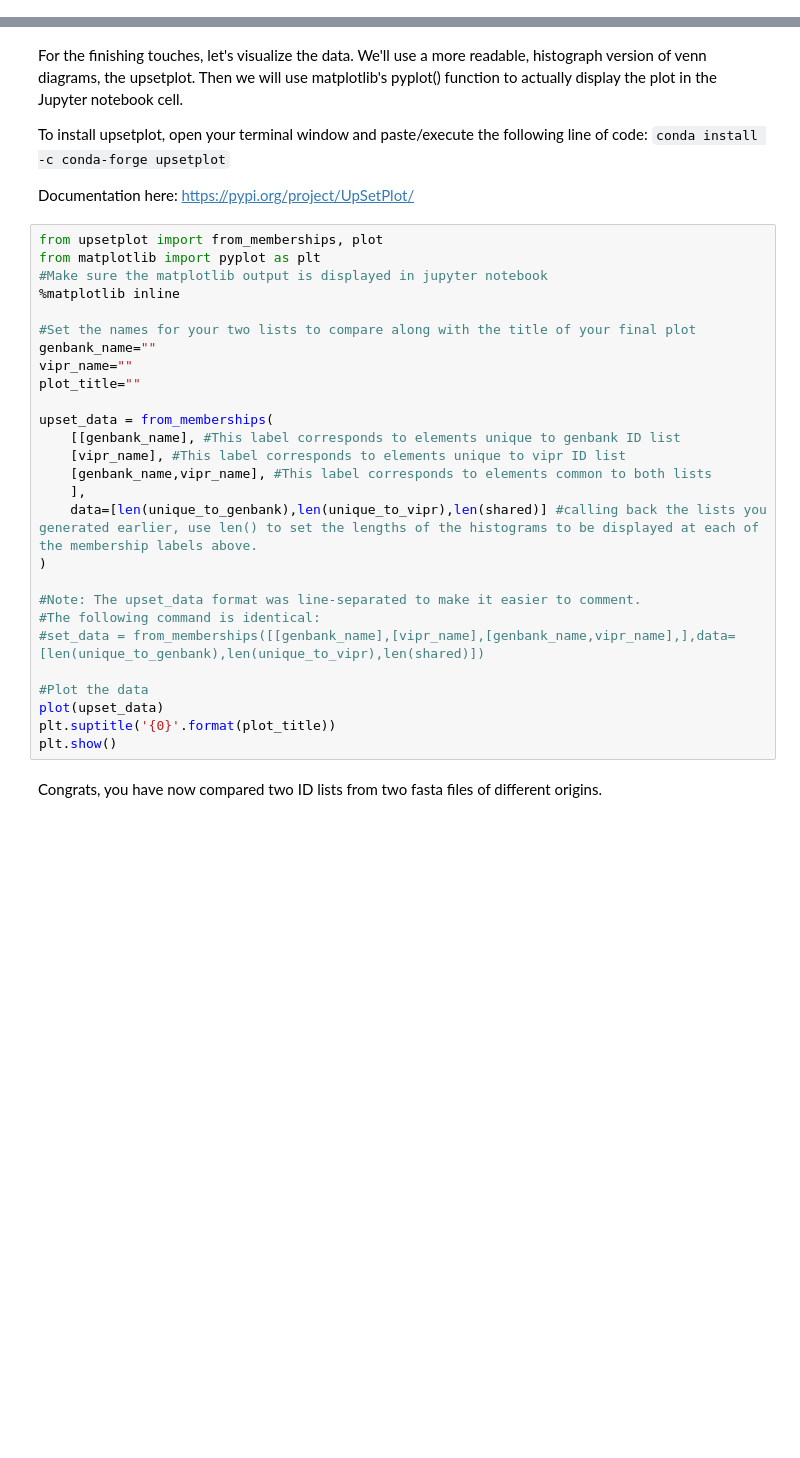
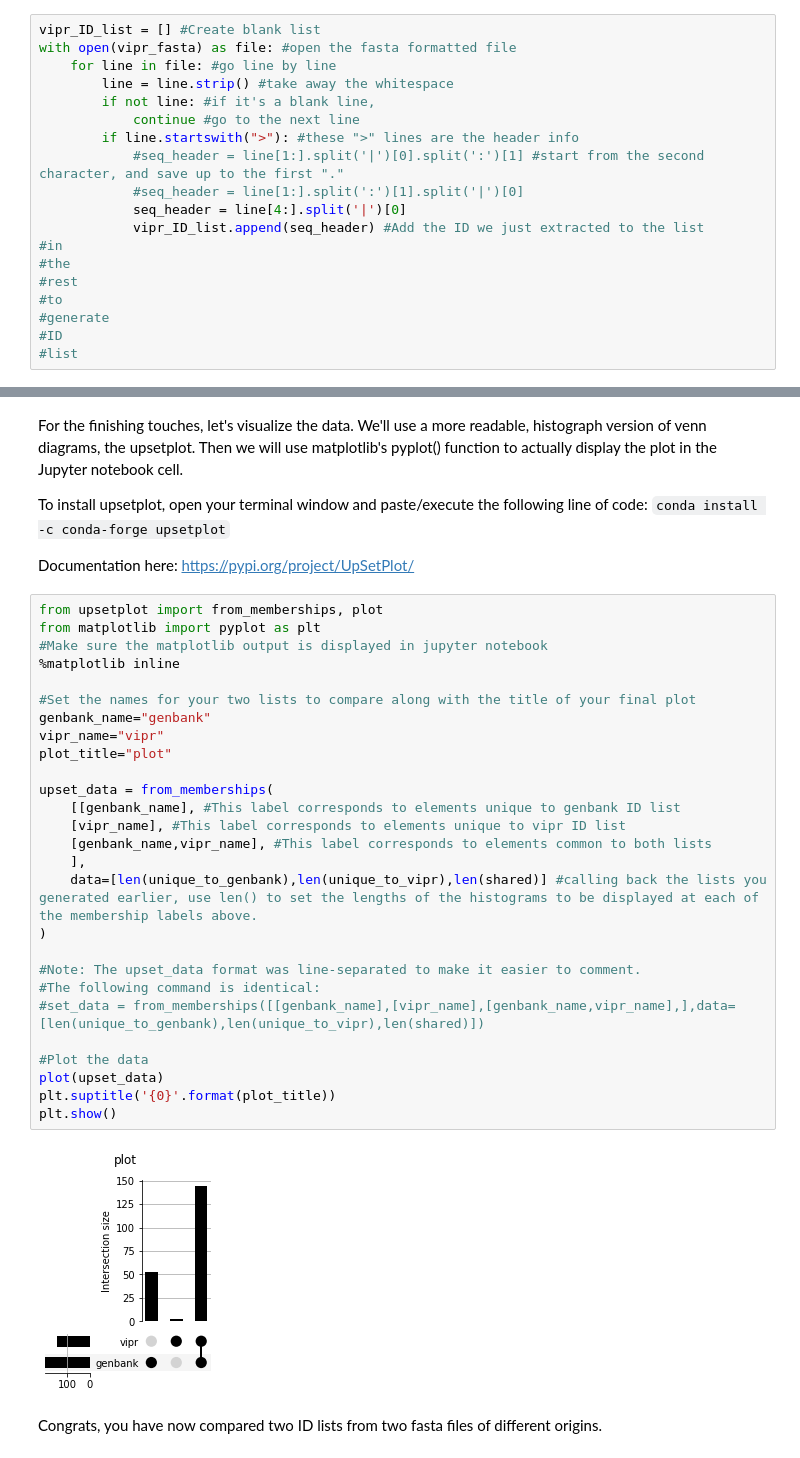
Before and after one commit to bvtsu/Viral-motif-module, a Jupyter notebook: Comparing-seqs-by-ID/Python/find-diffs.ipynb, the cells around one changed output, grey strips where cells are left out. Saved outputs shown, nothing was run; the diff lists cells and outputs as text; blank space fills up the shorter version.

```diff
--- a/Comparing-seqs-by-ID/Python/find-diffs.ipynb
+++ b/Comparing-seqs-by-ID/Python/find-diffs.ipynb
@@ -44,2 +46,21 @@ vipr_ID_list = [] #Create blank list
+# %%
+vipr_ID_list = [] #Create blank list
+with open(vipr_fasta) as file: #open the fasta formatted file
+    for line in file: #go line by line
+        line = line.strip() #take away the whitespace
+        if not line: #if it's a blank line,
+            continue #go to the next line
+        if line.startswith(">"): #these ">" lines are the header info
+            #seq_header = line[1:].split('|')[0].split(':')[1] #start from the second character, and save up to the first "."
+            #seq_header = line[1:].split(':')[1].split('|')[0]
+            seq_header = line[4:].split('|')[0]
+            vipr_ID_list.append(seq_header) #Add the ID we just extracted to the list
+#in
+#the
+#rest
+#to
+#generate
+#ID
+#list
 # %%
 #Use this space to test code or preview the finalized vipr_fasta
@@ -98,29 +128,31 @@ Documentation here: https://pypi.org/project/UpSetPlot/
 # %%
 from upsetplot import from_memberships, plot
 from matplotlib import pyplot as plt
 #Make sure the matplotlib output is displayed in jupyter notebook
 %matplotlib inline
 
 #Set the names for your two lists to compare along with the title of your final plot
-genbank_name=""
-vipr_name=""
-plot_title=""
+genbank_name="genbank"
+vipr_name="vipr"
+plot_title="plot"
 
 upset_data = from_memberships(
     [[genbank_name], #This label corresponds to elements unique to genbank ID list
     [vipr_name], #This label corresponds to elements unique to vipr ID list
     [genbank_name,vipr_name], #This label corresponds to elements common to both lists
     ],
     data=[len(unique_to_genbank),len(unique_to_vipr),len(shared)] #calling back the lists you generated earlier, use len() to set the lengths of the histograms to be displayed at each of the membership labels above.
 )
 
 #Note: The upset_data format was line-separated to make it easier to comment.
 #The following command is identical:
 #set_data = from_memberships([[genbank_name],[vipr_name],[genbank_name,vipr_name],],data=[len(unique_to_genbank),len(unique_to_vipr),len(shared)])
 
 #Plot the data
 plot(upset_data)
 plt.suptitle('{0}'.format(plot_title))
 plt.show()
+# %% [output]
+[figure, added]
 # %% [markdown]
 Congrats, you have now compared two ID lists from two fasta files of different origins.
```
Also changed, not shown: parts of 11 cells of this notebook, 10 other files.
